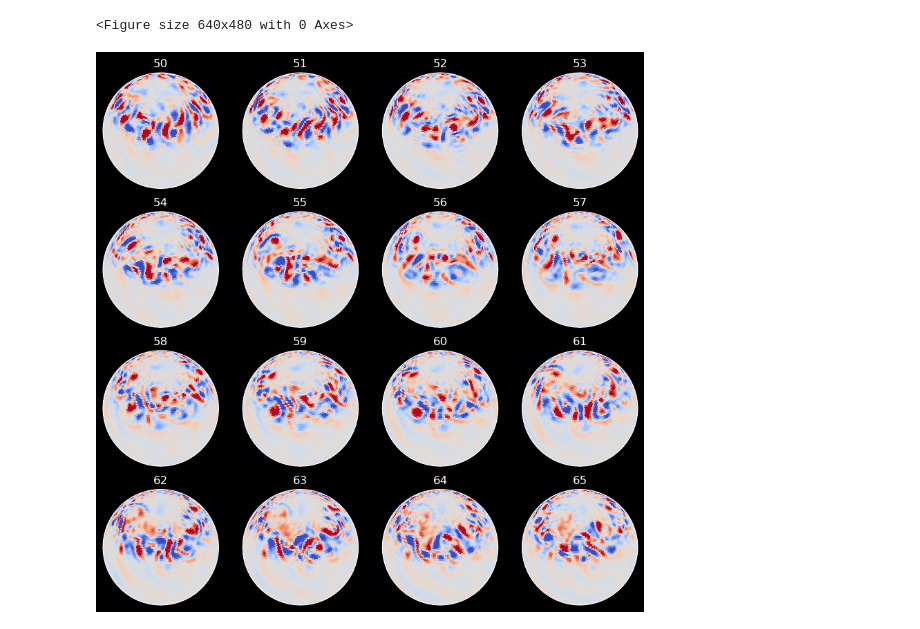
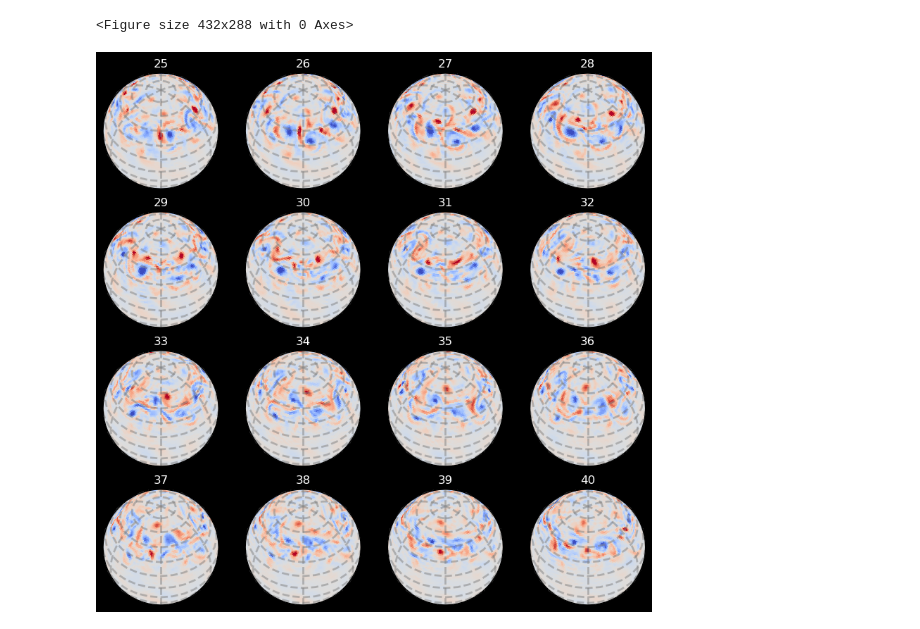
Before and after one commit to rfajber/BaroSphere, a Jupyter notebook: Stochastic_Jet.ipynb, the cells around one changed output. Saved outputs shown, nothing was run; the diff lists cells and outputs as text; code cells hidden in the pictures.

```diff
--- a/Stochastic_Jet.ipynb
+++ b/Stochastic_Jet.ipynb
@@ -7,8 +7,14 @@ import cartopy.crs as ccrs
 import cartopy
 plt.style.use('dark_background')
 B=BaroSphere(
-    ntrunc=63,
+    ntrunc=85,
     dt=1800,
-    damping_order=2,
-    efold=6*3600
+    damping_order=4,
+    efold=6*3600,
+    nlat=128
 )
+
+print(B.lons1.shape,B.lats1.shape)
+
+# note - dt=1800 works well for up to T85
+# 100 days at T85 takes 40 seconds
@@ -15,6 +30,6 @@ B=BaroSphere(
 # %%
 #total number of steps to take
-Nsteps = int(100*24*3600/B.dt)
+Nsteps = int(40*24*3600/B.dt)
 #how often to take snapshots
 dN_snap = int(6*3600/B.dt)
 #total number of snapshots
@@ -44,15 +59,15 @@ tdamp=10*24*3600
 
 #spectral filter for the noise realization
 B.w_indxm_damp = np.ones(len(B.indxm))
-B.w_indxm_damp[B.indxm>20] = 0
-B.w_indxm_damp[B.indxm<14] = 0
+B.w_indxm_damp[B.indxm>14] = 0
+B.w_indxm_damp[B.indxm<10] = 0
 
 #noise realization container
 W = np.zeros(len(B.w_indxm_damp))
 #sine of latitude
 s=np.sin(B.lats*B.a)
 #grid space filter
-damping_window=np.exp( - np.power( (s - 0.7) / 0.15 ,2) )
+damping_window=np.exp( - np.power( (s - 0.7) / 0.1 ,2) )
 
 
 #main time loop
@@ -156,22 +171,25 @@ plt.plot(B.indxn,B.hyperdiff_fact,'o')
 # %%
 
 # look at some sample data to make sure things are working
 plt.clf()
 plt.figure(0,figsize=(10,10),dpi=100)
 lim=5e-5
-crs = ccrs.RotatedPole(pole_longitude=0, pole_latitude=0)
+crs = ccrs.RotatedPole(pole_longitude=0, pole_latitude=45)
+cproj=ccrs.Orthographic(-0, 0)
 for i in range(0,16):
-    ind=200+i*4
-    ax=plt.subplot(4,4,i+1,projection=ccrs.Orthographic(0, -45))
+    ind=100+i*4
+    ax=plt.subplot(4,4,i+1,projection=cproj)
     ax.pcolormesh(B.lons1,B.lats1,vrt[ind],
-    vmin=-0.5e-4,vmax=0.5e-4,cmap=plt.cm.coolwarm,
+    vmin=-1.e-4,vmax=1.e-4,cmap=plt.cm.coolwarm,
     transform=crs)
+    gl = ax.gridlines(crs=crs, draw_labels=False,
+                  linewidth=2, color='gray', alpha=0.5, linestyle='--')
     plt.title(int((dN_snap*B.dt*ind)/(3600*24)))
 #    plt.title(1+i*0.5)
 #    plt.yticks([])
 #    plt.xticks([])
 #    plt.ylim([-90,90])
 #plt.savefig('test0.png')
 # %% [output]
-<Figure size 640x480 with 0 Axes>
+<Figure size 432x288 with 0 Axes>
-[figure, old version]
+[figure, new version]
```
Also changed, not shown: parts of 7 cells of this notebook, 3 other files.
